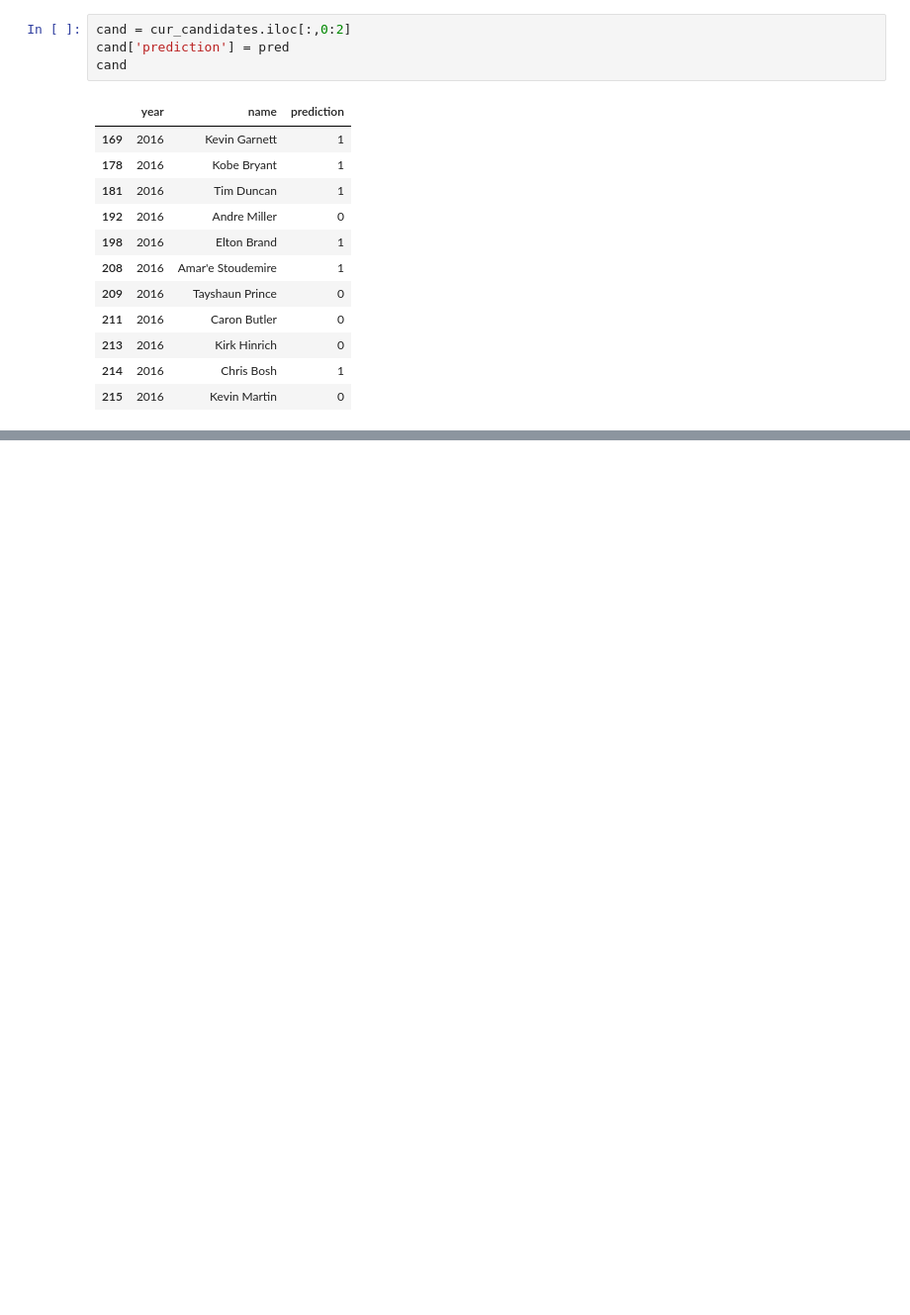
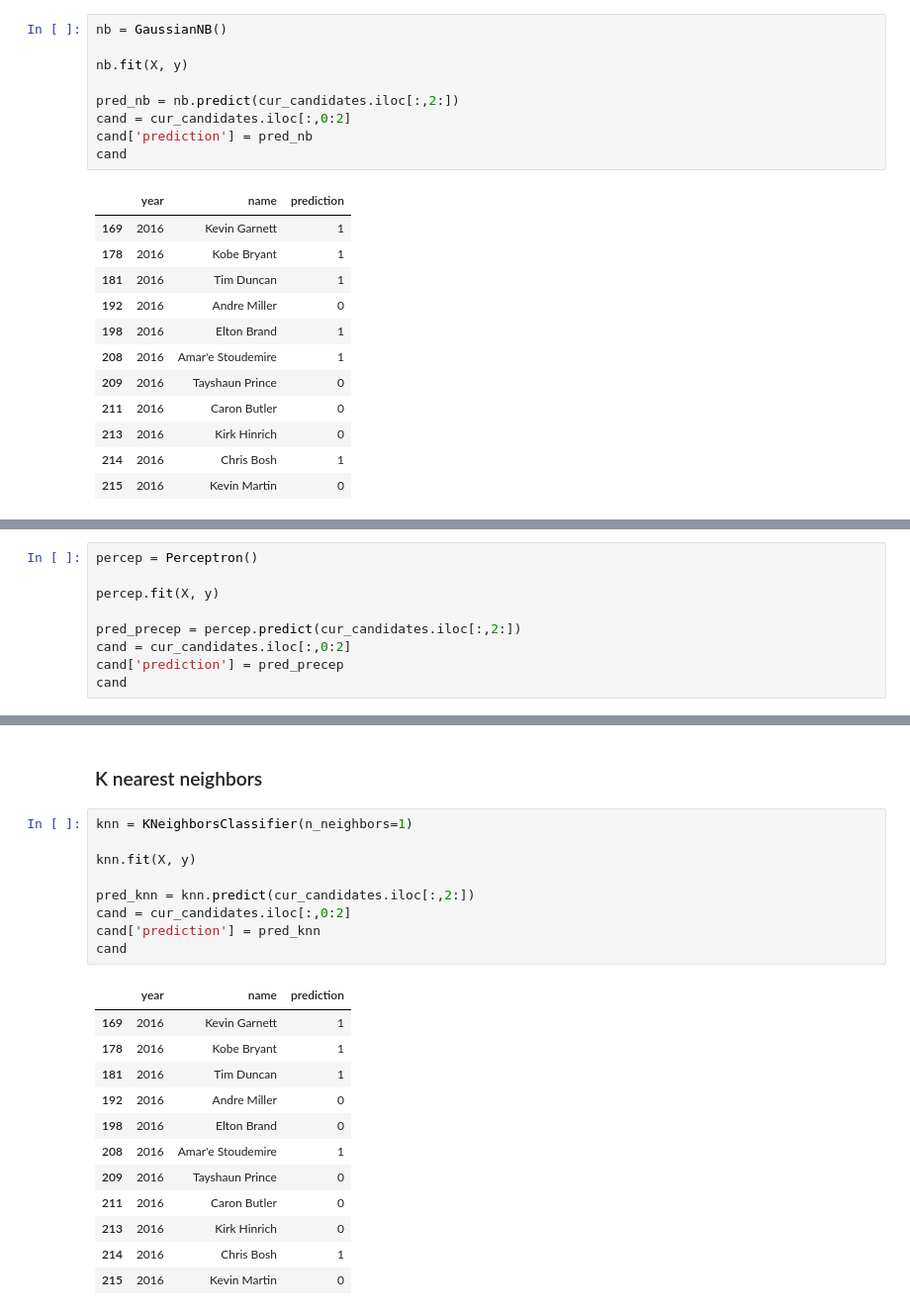
Before and after one commit to maliakber/data-mining-csc-503, a Jupyter notebook: source/nba-hall-of-fame-jupnote.ipynb, the cells around one changed output, grey strips where cells are left out. Shown at 99% size. Saved outputs shown, nothing was run; the diff lists cells and outputs as text; blank space fills up the shorter version.

```diff
--- a/source/nba-hall-of-fame-jupnote.ipynb
+++ b/source/nba-hall-of-fame-jupnote.ipynb
@@ -319,6 +367,11 @@ pred = logreg.predict(cur_candidates.iloc[:,2:])
 # %%
+nb = GaussianNB()
+
+nb.fit(X, y)
+
+pred_nb = nb.predict(cur_candidates.iloc[:,2:])
 cand = cur_candidates.iloc[:,0:2]
-cand['prediction'] = pred
+cand['prediction'] = pred_nb
 cand
 # %% [output]
 |  | year | name | prediction |
@@ -335,0 +391,9 @@ cand
+# %%
+percep = Perceptron()
+
+percep.fit(X, y)
+
+pred_precep = percep.predict(cur_candidates.iloc[:,2:])
+cand = cur_candidates.iloc[:,0:2]
+cand['prediction'] = pred_precep
+cand
@@ -335,0 +413,24 @@ cand
+# %% [markdown]
+### K nearest neighbors
+# %%
+knn = KNeighborsClassifier(n_neighbors=1)
+
+knn.fit(X, y)
+
+pred_knn = knn.predict(cur_candidates.iloc[:,2:])
+cand = cur_candidates.iloc[:,0:2]
+cand['prediction'] = pred_knn
+cand
+# %% [output]
+|  | year | name | prediction |
+| 169 | 2016 | Kevin Garnett | 1 |
+| 178 | 2016 | Kobe Bryant | 1 |
+| 181 | 2016 | Tim Duncan | 1 |
+| 192 | 2016 | Andre Miller | 0 |
+| 198 | 2016 | Elton Brand | 0 |
+| 208 | 2016 | Amar'e Stoudemire | 1 |
+| 209 | 2016 | Tayshaun Prince | 0 |
+| 211 | 2016 | Caron Butler | 0 |
+| 213 | 2016 | Kirk Hinrich | 0 |
+| 214 | 2016 | Chris Bosh | 1 |
+| 215 | 2016 | Kevin Martin | 0 |
```
Also changed, not shown: parts of 13 cells of this notebook.
